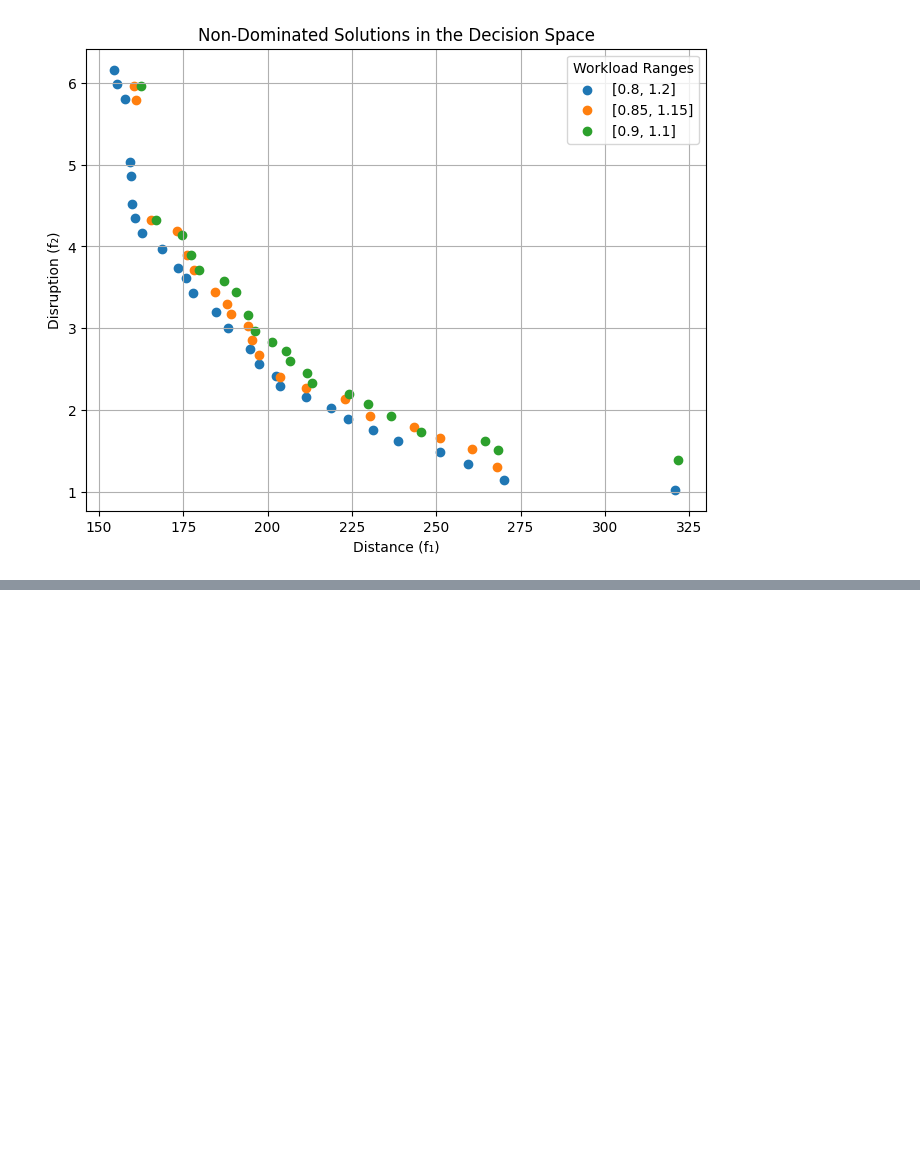
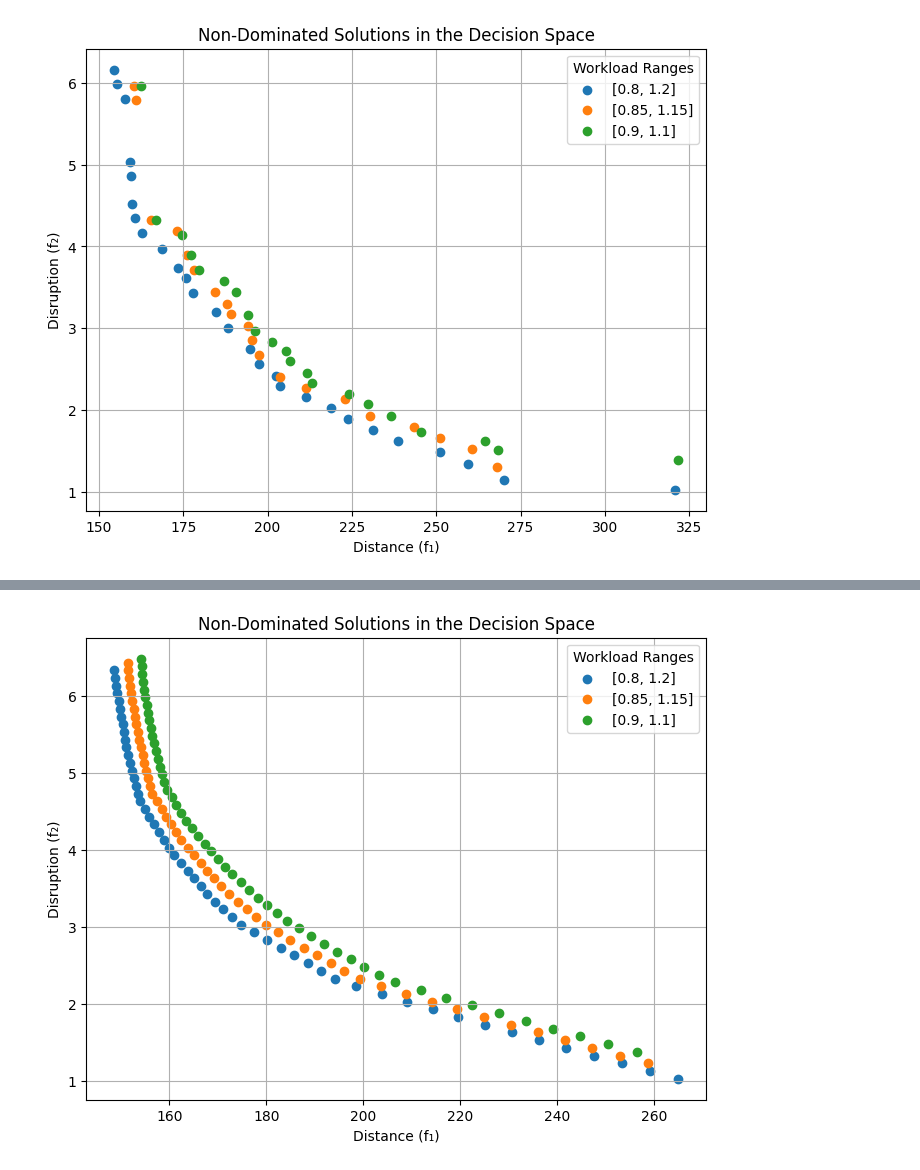
Before and after one commit to AncientPatata/sdp_project, a Jupyter notebook: SDP_project.ipynb, the cells around one changed output, grey strips where cells are left out. Drawn from its saved outputs; the diff is of its cells as text; code cells hidden in the pictures; blank space fills up the shorter version.

```diff
--- a/SDP_project.ipynb
+++ b/SDP_project.ipynb
@@ -371,0 +438,19 @@ plot_decision_space(all_results)
+# %%
+results_partial = {}
+variant_epsilon = 0.1
+
+for workload_min, workload_max in workload_ranges:
+    solutions = []
+    epsilon = np.inf
+
+    while True:
+        distance, disruption, assignment = solve_partial_assignment(epsilon, workload_min, workload_max) # change the model
+        if distance is not None:
+            solutions.append((epsilon, distance, disruption, assignment))
+            epsilon = disruption - variant_epsilon
+        else:
+            break
+
+    # non_dominated_solutions = solutions
+    non_dominated_solutions = filter_non_dominated(solutions)
+    results_partial[(workload_min, workload_max)] = non_dominated_solutions
@@ -371,0 +499,4 @@ plot_decision_space(all_results)
+# %%
+plot_decision_space(results_partial)
+# %% [output]
+[figure, added]
```
Also changed, not shown: parts of 21 cells of this notebook, 2 other files.
